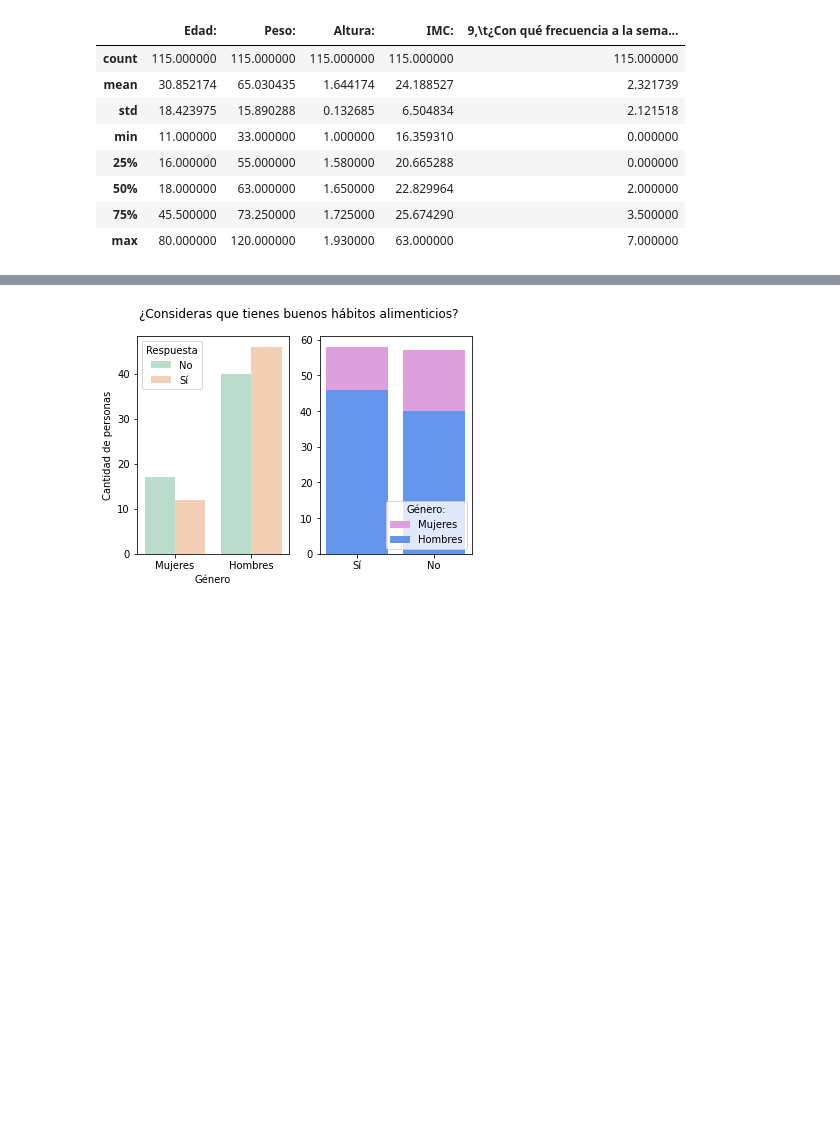
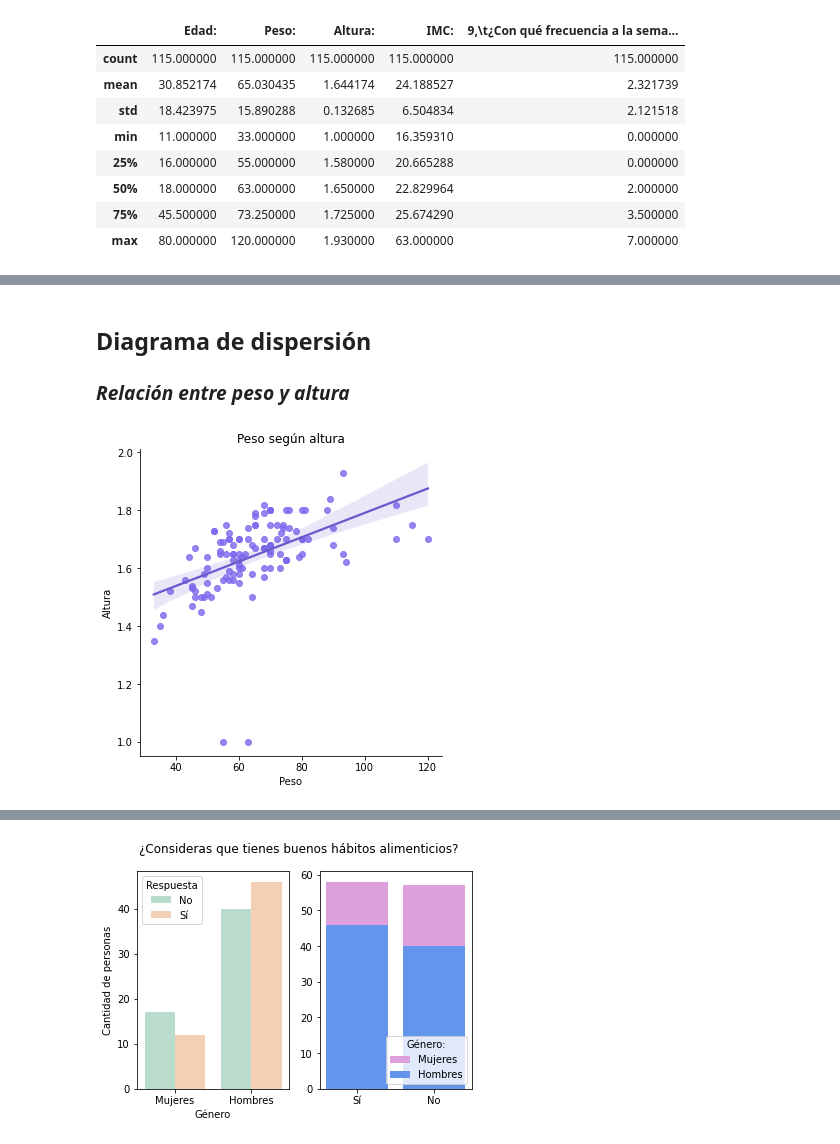
Before and after one commit to bellhipi/Probabilidad-Python-Nutrici-n, a Jupyter notebook: Jupyter notebook/Trabajo.ipynb, the cells around one changed output, grey strips where cells are left out. Saved outputs shown, nothing was run; the diff lists cells and outputs as text; code cells hidden in the pictures; blank space fills up the shorter version.

```diff
--- a/Jupyter notebook/Trabajo.ipynb
+++ b/Jupyter notebook/Trabajo.ipynb
@@ -115,0 +106,12 @@ plt.show()
+# %% [markdown]
+## Diagrama de dispersión
+### *Relación entre peso y altura*
+# %%
+# grafica en x peso en y altura, establece color de puntos y color de linea
+sns.lmplot("Peso:", "Altura:", data = campos, line_kws = {"color": "slateblue"}, scatter_kws = {"color": "mediumslateblue"})
+plt.title("Peso según altura") # agrega el título
+plt.xlabel("Peso") # agrega una etiqueta el eje de abscisas
+plt.ylabel("Altura") # agrega una etiqueta el eje de ordenadas
+plt.show()
+# %% [output]
+[figure, added]
```
Also changed, not shown: parts of 38 cells of this notebook, 1 other file.
